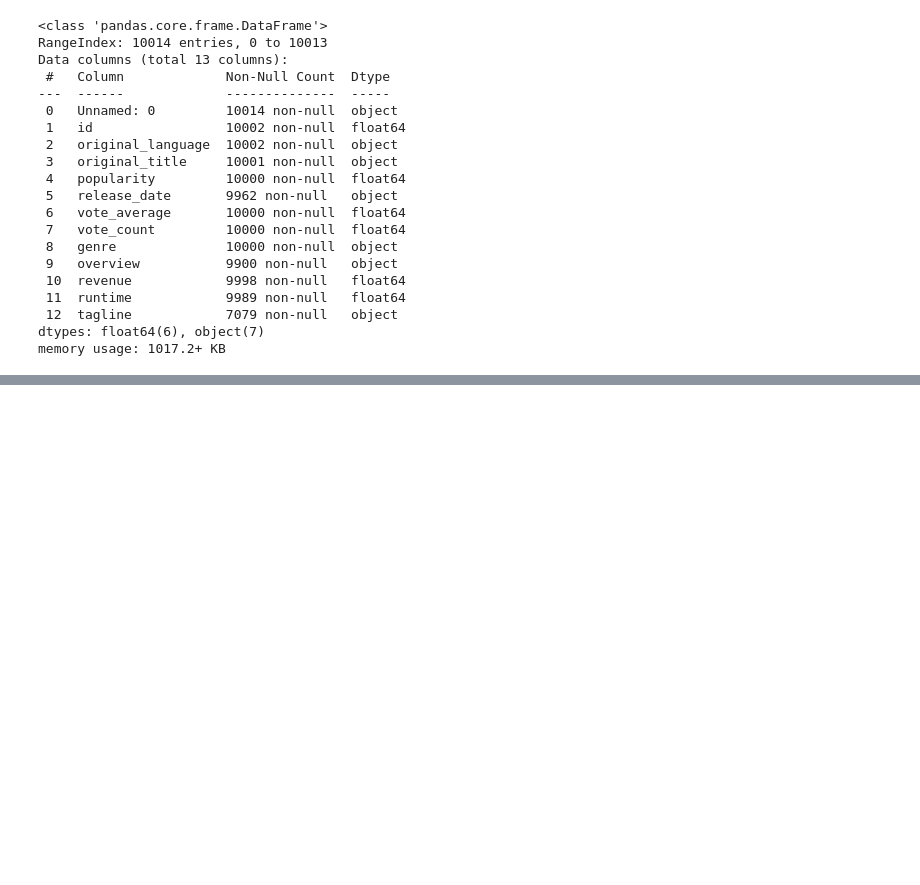
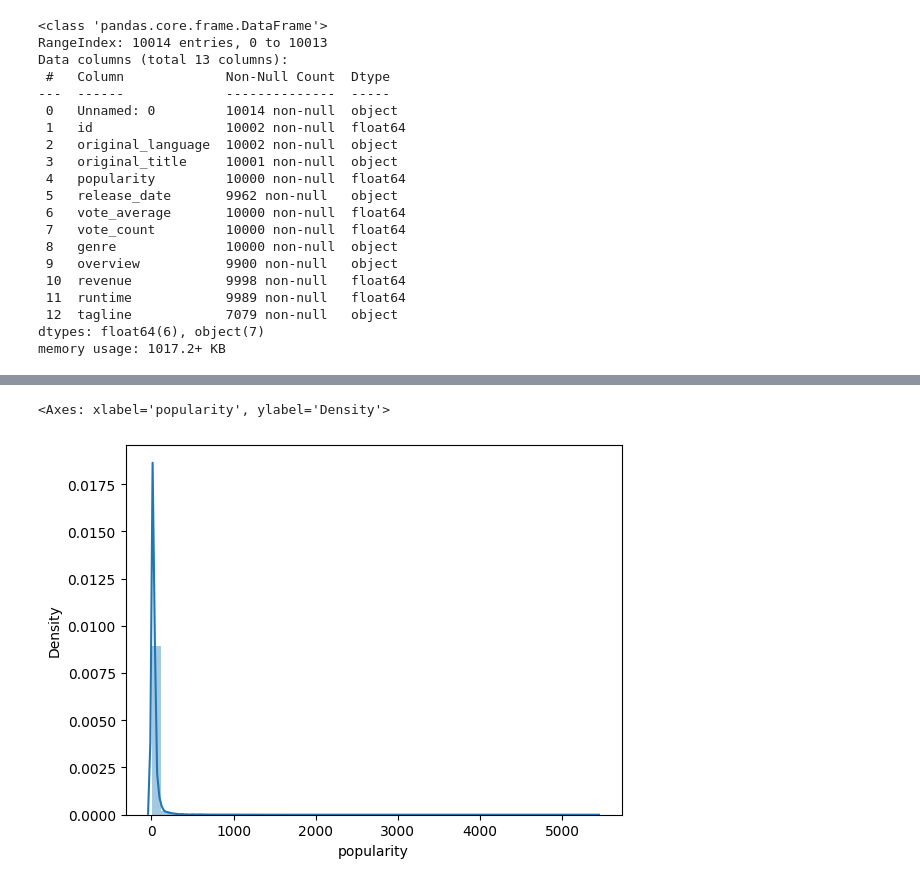
Before and after one commit to raoalitalha/Cinematic-Data-Exploration, a Jupyter notebook: eda.ipynb, the cells around one changed output, grey strips where cells are left out. Drawn from its saved outputs; the diff is of its cells as text; code cells hidden in the pictures; blank space fills up the shorter version.

```diff
--- a/eda.ipynb
+++ b/eda.ipynb
@@ -433,0 +335,2 @@ sns.boxplot(y= 'vote_average', data=df_outliers)
+# %%
+df['serial_no'] = np.arange(1, len(df)+1)
@@ -433,0 +397,3 @@ sns.boxplot(y= 'vote_average', data=df_outliers)
+# %%
+# Change the datatype of the column 'id' from float to int
+df['id'] = df['id'].astype(int)
@@ -433,0 +548,3 @@ sns.boxplot(y= 'vote_average', data=df_outliers)
+# %%
+# Create a new column 'title_with_year' from the column 'release_date'
+df['title_with_year'] = df['original_title'] + ' (' + df['release_date'].dt.year.fillna(0).astype(int).astype(str) + ')'
@@ -433,0 +584,3 @@ sns.boxplot(y= 'vote_average', data=df_outliers)
+# %%
+# drop the duplicates from the column 'title_with_year'
+df.drop_duplicates(subset='title_with_year', inplace=True)
@@ -433,0 +626,6 @@ sns.boxplot(y= 'vote_average', data=df_outliers)
+# %%
+# Check the distribution of the column 'popularity'
+sns.distplot(df['popularity'])
+# %% [output]
+<Axes: xlabel='popularity', ylabel='Density'>
+[figure, added]
```
Also changed, not shown: parts of 179 cells of this notebook.
